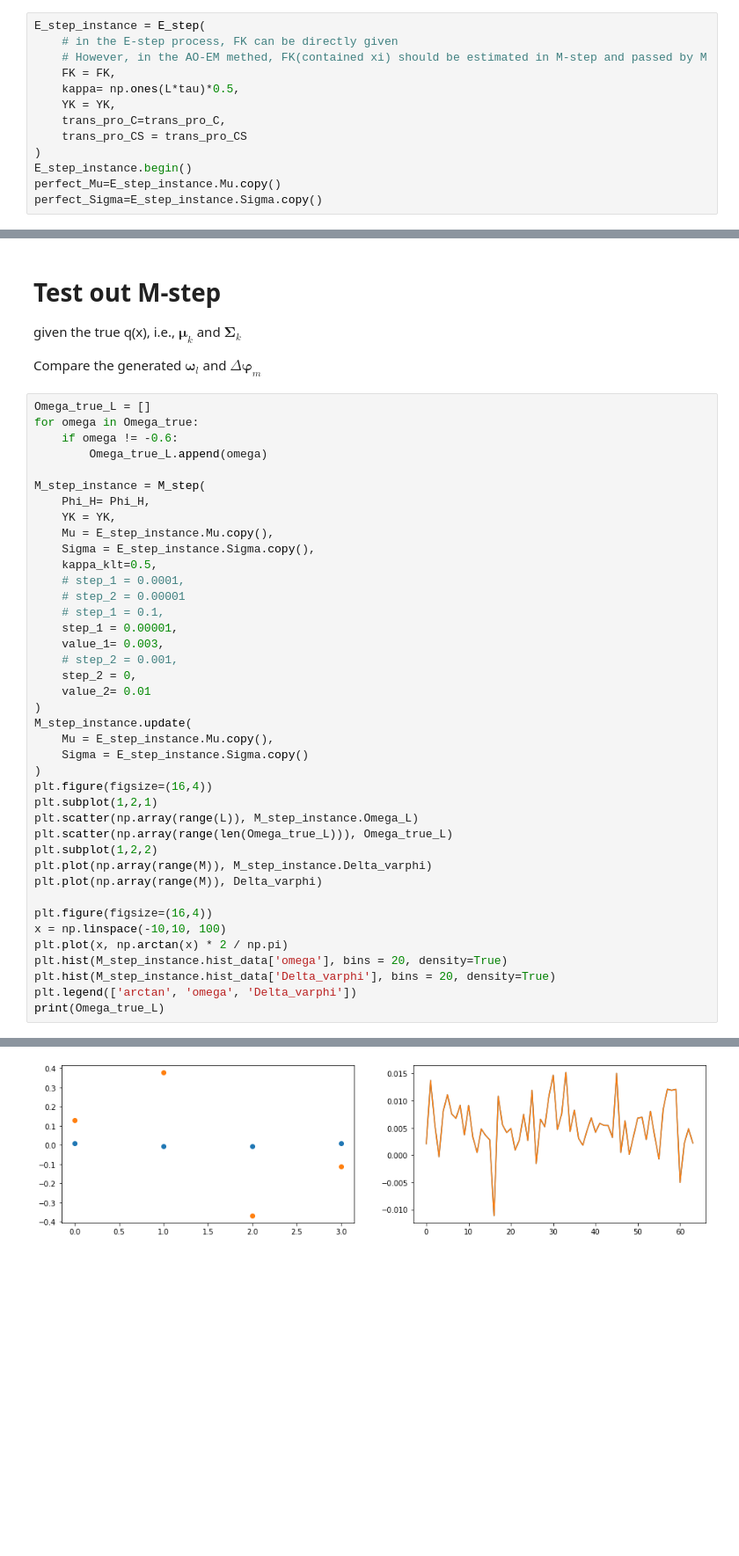
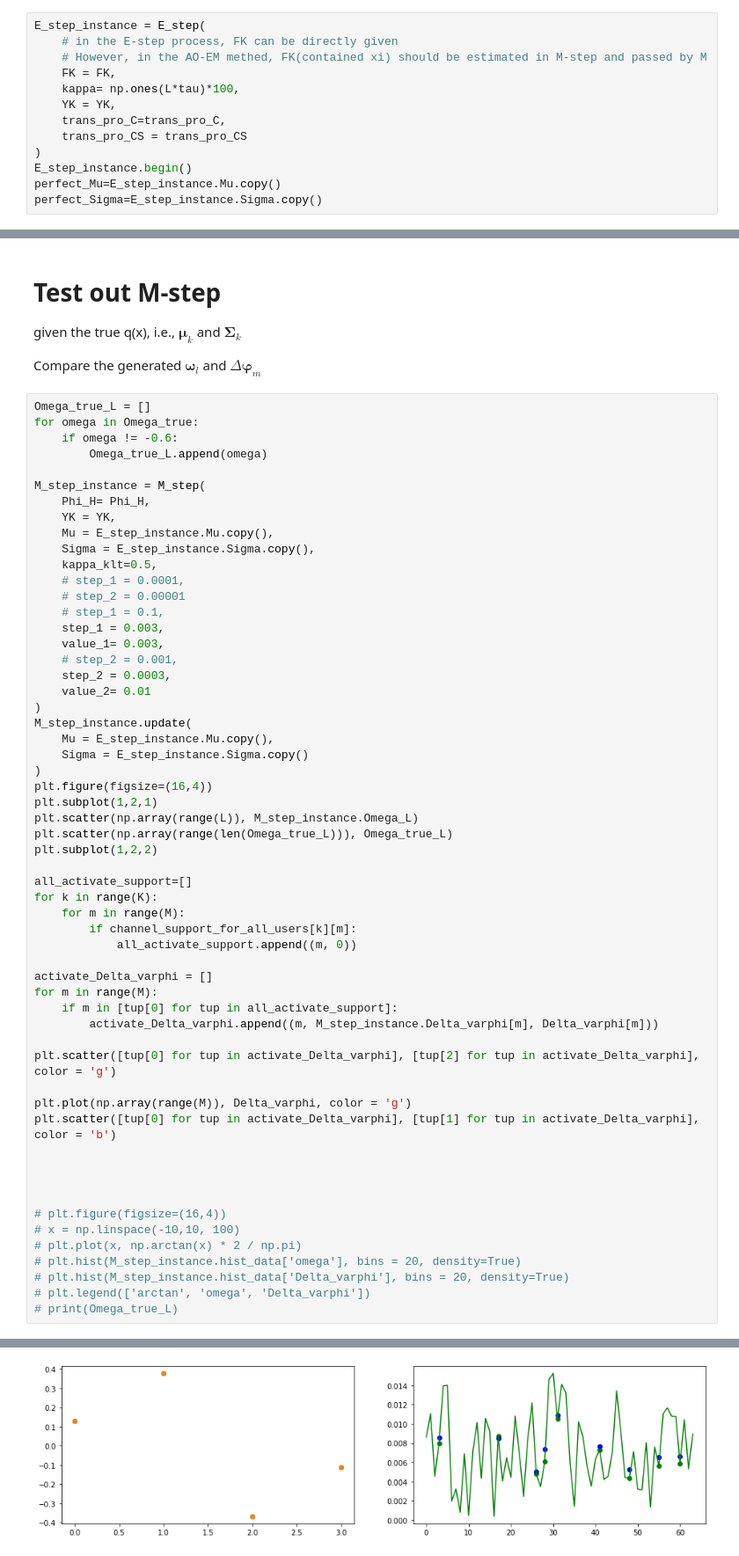
Before and after one commit to Brook1711/RIS-Angular-Domain, a Jupyter notebook: code_main/Alg.ipynb, the cells around one changed output, grey strips where cells are left out. Shown at 88% size. Cells and saved outputs as stored; diff of their text form; blank space fills up the shorter version.

```diff
--- a/code_main/Alg.ipynb
+++ b/code_main/Alg.ipynb
@@ -755,7 +755,7 @@ E_step_instance = E_step(
     # in the E-step process, FK can be directly given
     # However, in the AO-EM methed, FK(contained xi) should be estimated in M-step and passed by M
     FK = FK,
-    kappa= np.ones(L*tau)*0.5,
+    kappa= np.ones(L*tau)*100,
     YK = YK,
     trans_pro_C=trans_pro_C,
     trans_pro_CS = trans_pro_CS
@@ -928,10 +939,10 @@ M_step_instance = M_step(
     # step_1 = 0.0001,
     # step_2 = 0.00001
     # step_1 = 0.1,
-    step_1 = 0.00001,
+    step_1 = 0.003,
     value_1= 0.003,
     # step_2 = 0.001,
-    step_2 = 0,
+    step_2 = 0.0003,
     value_2= 0.01
 )
 M_step_instance.update(
@@ -943,14 +954,31 @@ plt.subplot(1,2,1)
 plt.scatter(np.array(range(L)), M_step_instance.Omega_L)
 plt.scatter(np.array(range(len(Omega_true_L))), Omega_true_L)
 plt.subplot(1,2,2)
-plt.plot(np.array(range(M)), M_step_instance.Delta_varphi)
-plt.plot(np.array(range(M)), Delta_varphi)
 
-plt.figure(figsize=(16,4))
-x = np.linspace(-10,10, 100)
-plt.plot(x, np.arctan(x) * 2 / np.pi)
-plt.hist(M_step_instance.hist_data['omega'], bins = 20, density=True)
-plt.hist(M_step_instance.hist_data['Delta_varphi'], bins = 20, density=True)
-plt.legend(['arctan', 'omega', 'Delta_varphi'])
-print(Omega_true_L)
+all_activate_support=[]
+for k in range(K):
+    for m in range(M):
+        if channel_support_for_all_users[k][m]:
+            all_activate_support.append((m, 0))
+
+activate_Delta_varphi = []
+for m in range(M):
+    if m in [tup[0] for tup in all_activate_support]:
+        activate_Delta_varphi.append((m, M_step_instance.Delta_varphi[m], Delta_varphi[m]))
+
+plt.scatter([tup[0] for tup in activate_Delta_varphi], [tup[2] for tup in activate_Delta_varphi], color = 'g')
+
+plt.plot(np.array(range(M)), Delta_varphi, color = 'g')
+plt.scatter([tup[0] for tup in activate_Delta_varphi], [tup[1] for tup in activate_Delta_varphi], color = 'b')
+
+
+
+
+# plt.figure(figsize=(16,4))
+# x = np.linspace(-10,10, 100)
+# plt.plot(x, np.arctan(x) * 2 / np.pi)
+# plt.hist(M_step_instance.hist_data['omega'], bins = 20, density=True)
+# plt.hist(M_step_instance.hist_data['Delta_varphi'], bins = 20, density=True)
+# plt.legend(['arctan', 'omega', 'Delta_varphi'])
+# print(Omega_true_L)
 # %% [output]
@@ -958 +986 @@ print(Omega_true_L)
-[figure, old version]
+[figure, new version]
```
Also changed, not shown: parts of 4 cells of this notebook, 1 other file.
